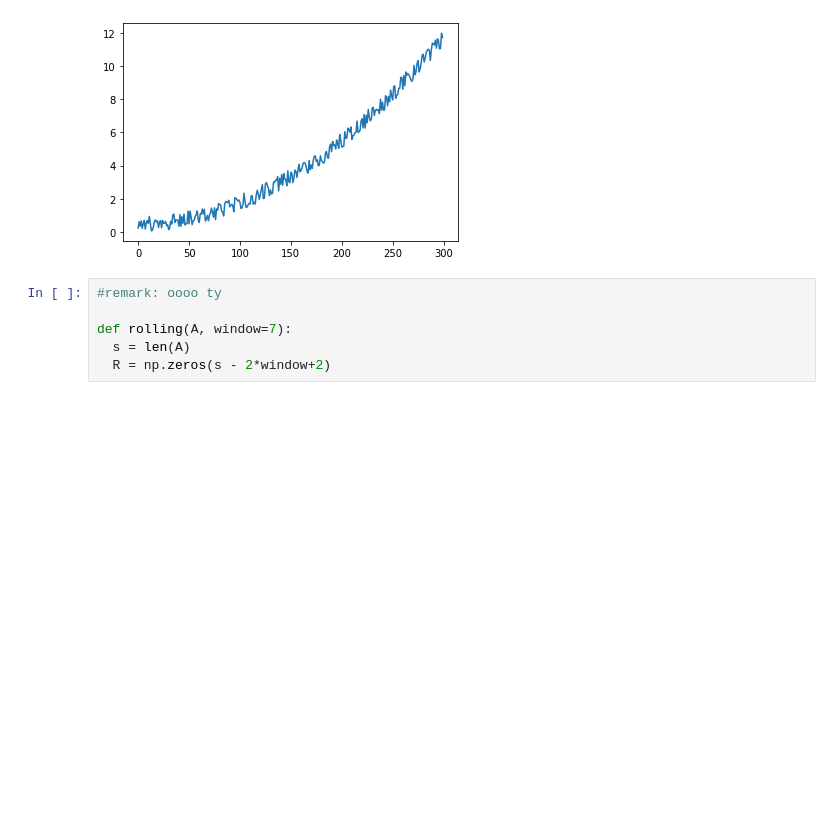
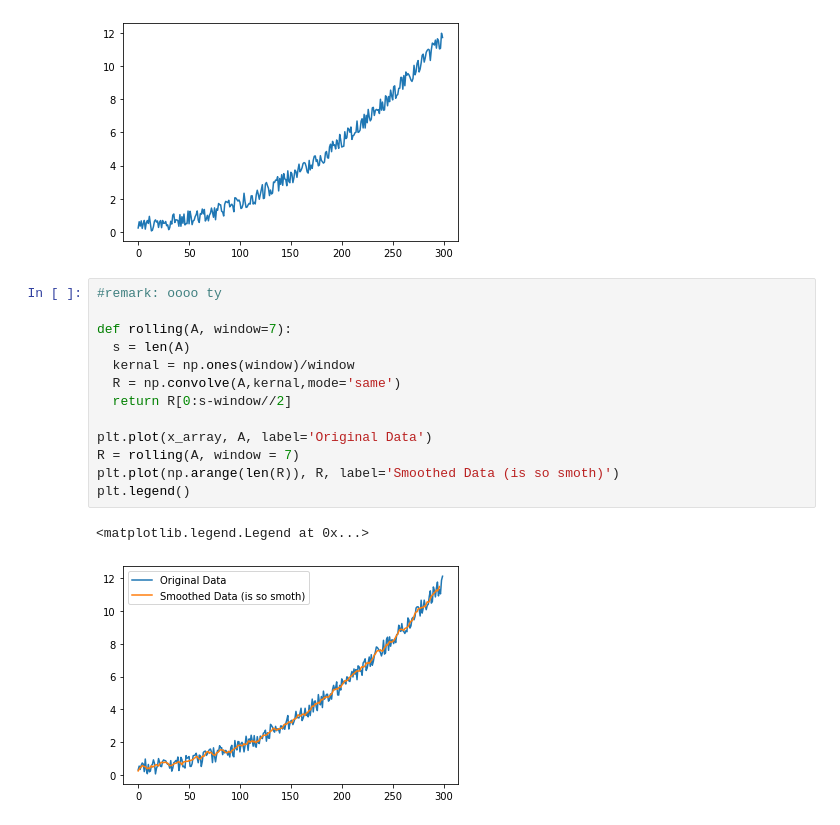
Before and after one commit to sefsnf/Math152, a Jupyter notebook: P4M_Notebook_5.ipynb, the cells around one changed output. Cells and saved outputs as stored; diff of their text form; blank space fills up the shorter version.

```diff
--- a/P4M_Notebook_5.ipynb
+++ b/P4M_Notebook_5.ipynb
@@ -367,9 +368,19 @@ plt.plot(x_array, A)
 # %% [output]
 [<matplotlib.lines.Line2D at 0x...>]
 [figure]
-# %%
-#remark: oooo ty
-
-def rolling(A, window=7):
-  s = len(A)
-  R = np.zeros(s - 2*window+2)
+# %%
+#remark: oooo ty
+
+def rolling(A, window=7):
+  s = len(A)
+  kernal = np.ones(window)/window
+  R = np.convolve(A,kernal,mode='same')
+  return R[0:s-window//2]
+
+plt.plot(x_array, A, label='Original Data')
+R = rolling(A, window = 7)
+plt.plot(np.arange(len(R)), R, label='Smoothed Data (is so smoth)')
+plt.legend()
+# %% [output]
+<matplotlib.legend.Legend at 0x...>
+[figure, added]
```
Also changed, not shown: parts of 3 cells of this notebook.
